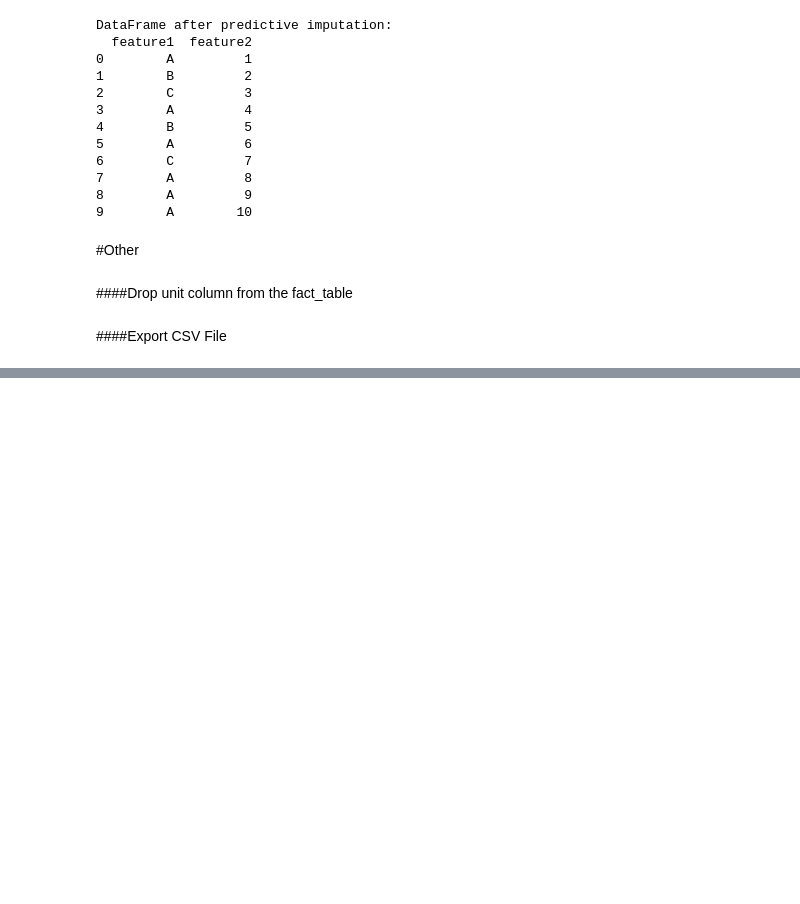
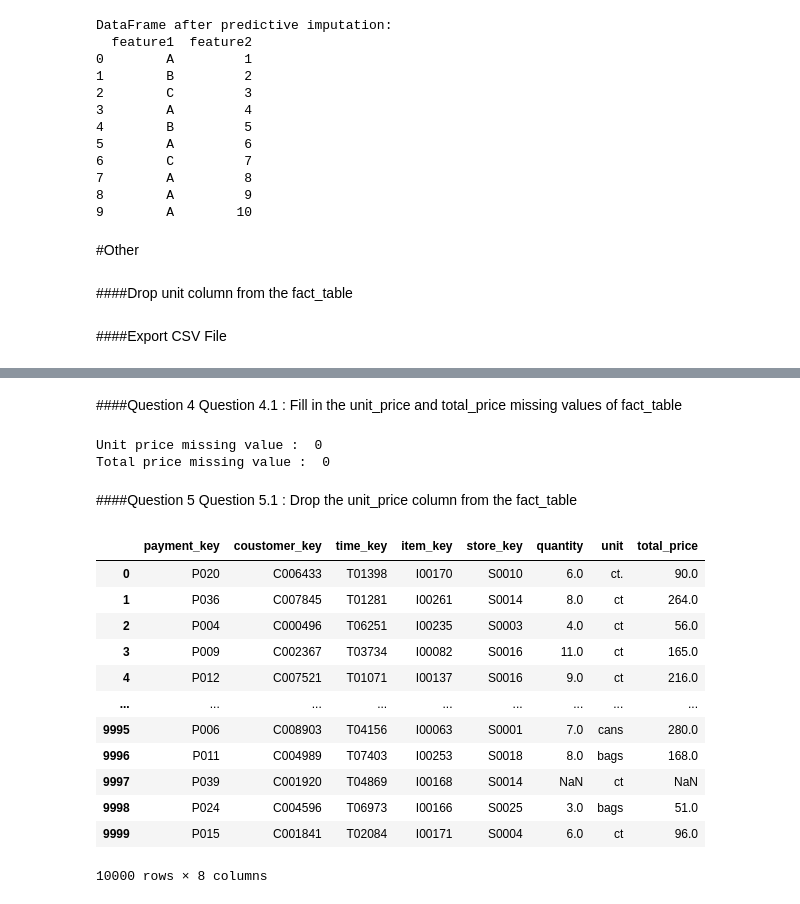
Before and after one commit to zahid-bracu/buet-business-analytics, a Jupyter notebook: Lecture_5_Data_Handling.ipynb, the cells around one changed output, grey strips where cells are left out. Saved outputs shown, nothing was run; the diff lists cells and outputs as text; code cells hidden in the pictures; blank space fills up the shorter version.

```diff
--- a/Lecture_5_Data_Handling.ipynb
+++ b/Lecture_5_Data_Handling.ipynb
@@ -274,0 +336,6 @@ fact_table.to_csv("fact_table.csv",index=False)
+# %%
+fact_table = pd.read_excel(file_path, sheet_name='Fact_table', engine='openpyxl')
+item_dim = pd.read_excel(file_path, sheet_name='Item_dim', engine='openpyxl')
+customer_dim = pd.read_excel(file_path, sheet_name='Coustomer_dim', engine='openpyxl')
+time_dim= pd.read_excel(file_path, sheet_name='Time_dim', engine='openpyxl')
+store_dim= pd.read_excel(file_path, sheet_name='Store_dim', engine='openpyxl')
@@ -274,0 +348,4 @@ fact_table.to_csv("fact_table.csv",index=False)
+# %%
+time_dim['date'] = pd.to_datetime(time_dim['date'])
+fact_table['unit_price'] = pd.to_numeric( fact_table['unit_price'])
+fact_table['total_price'] = pd.to_numeric( fact_table['total_price'])
@@ -274,0 +388,33 @@ fact_table.to_csv("fact_table.csv",index=False)
+# %% [markdown]
+####Question 4
+Question 4.1 : Fill in the unit_price and total_price missing values of fact_table
+# %%
+mean_value_unit_price = fact_table['unit_price'].mean()
+mean_value_total_price = fact_table['total_price'].mean()
+fact_table['unit_price'] = fact_table['unit_price'].fillna(mean_value_unit_price)
+fact_table['total_price'] = fact_table['total_price'].fillna(mean_value_total_price)
+print("Unit price missing value : ",fact_table['unit_price'].isnull().sum())
+print("Total price missing value : ",fact_table['total_price'].isnull().sum())
+# %% [output]
+Unit price missing value :  0
+Total price missing value :  0
+# %% [markdown]
+####Question 5
+Question 5.1 : Drop the unit_price column from the fact_table
+# %%
+fact_table = fact_table.drop('unit_price', axis=1)
+fact_table
+# %% [output]
+|  | payment_key | coustomer_key | time_key | item_key | store_key | quantity | unit | total_price |
+| 0 | P020 | C006433 | T01398 | I00170 | S0010 | 6.0 | ct. | 90.0 |
+| 1 | P036 | C007845 | T01281 | I00261 | S0014 | 8.0 | ct | 264.0 |
+| 2 | P004 | C000496 | T06251 | I00235 | S0003 | 4.0 | ct | 56.0 |
+| 3 | P009 | C002367 | T03734 | I00082 | S0016 | 11.0 | ct | 165.0 |
+| 4 | P012 | C007521 | T01071 | I00137 | S0016 | 9.0 | ct | 216.0 |
+| ... | ... | ... | ... | ... | ... | ... | ... | ... |
+| 9995 | P006 | C008903 | T04156 | I00063 | S0001 | 7.0 | cans | 280.0 |
+| 9996 | P011 | C004989 | T07403 | I00253 | S0018 | 8.0 | bags | 168.0 |
+| 9997 | P039 | C001920 | T04869 | I00168 | S0014 | NaN | ct | NaN |
+| 9998 | P024 | C004596 | T06973 | I00166 | S0025 | 3.0 | bags | 51.0 |
+| 9999 | P015 | C001841 | T02084 | I00171 | S0004 | 6.0 | ct | 96.0 |
+10000 rows × 8 columns
```
Also changed, not shown: parts of 15 cells of this notebook.
